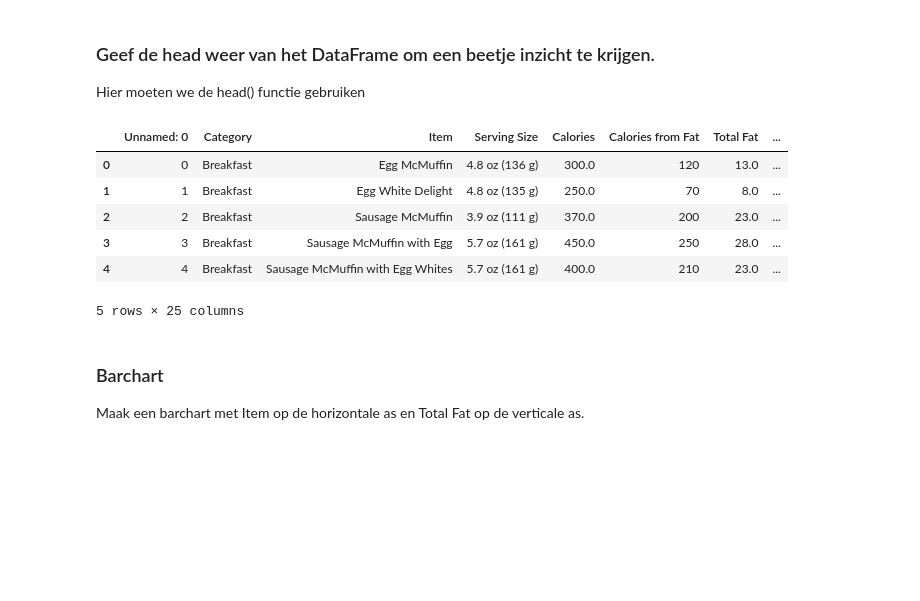
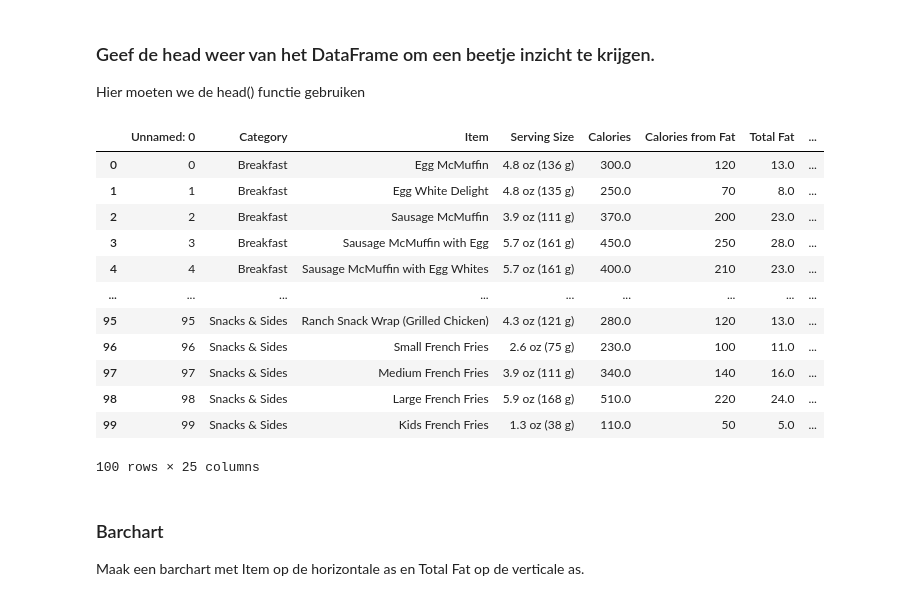
Before and after one commit to Karem1986/Let-s-Data_Transformeren_Analyseren, a Jupyter notebook: Randas_McPandas.ipynb, the cells around one changed output. Drawn from its saved outputs; the diff is of its cells as text; code cells hidden in the pictures; blank space fills up the shorter version.

```diff
--- a/Randas_McPandas.ipynb
+++ b/Randas_McPandas.ipynb
@@ -45,15 +45,21 @@ print(df)
 
 Hier moeten we de head() functie gebruiken
 # %%
-df.head()
+df.head(100)
 # %% [output]
 |  | Unnamed: 0 | Category | Item | Serving Size | Calories | Calories from Fat | Total Fat | ... |
 | 0 | 0 | Breakfast | Egg McMuffin | 4.8 oz (136 g) | 300.0 | 120 | 13.0 | ... |
 | 1 | 1 | Breakfast | Egg White Delight | 4.8 oz (135 g) | 250.0 | 70 | 8.0 | ... |
 | 2 | 2 | Breakfast | Sausage McMuffin | 3.9 oz (111 g) | 370.0 | 200 | 23.0 | ... |
 | 3 | 3 | Breakfast | Sausage McMuffin with Egg | 5.7 oz (161 g) | 450.0 | 250 | 28.0 | ... |
 | 4 | 4 | Breakfast | Sausage McMuffin with Egg Whites | 5.7 oz (161 g) | 400.0 | 210 | 23.0 | ... |
+| ... | ... | ... | ... | ... | ... | ... | ... | ... |
+| 95 | 95 | Snacks & Sides | Ranch Snack Wrap (Grilled Chicken) | 4.3 oz (121 g) | 280.0 | 120 | 13.0 | ... |
+| 96 | 96 | Snacks & Sides | Small French Fries | 2.6 oz (75 g) | 230.0 | 100 | 11.0 | ... |
+| 97 | 97 | Snacks & Sides | Medium French Fries | 3.9 oz (111 g) | 340.0 | 140 | 16.0 | ... |
+| 98 | 98 | Snacks & Sides | Large French Fries | 5.9 oz (168 g) | 510.0 | 220 | 24.0 | ... |
+| 99 | 99 | Snacks & Sides | Kids French Fries | 1.3 oz (38 g) | 110.0 | 50 | 5.0 | ... |
-5 rows × 25 columns
+100 rows × 25 columns
 # %% [markdown]
 ### Barchart
 Maak een barchart met Item op de horizontale as en Total Fat op de verticale as.
```
Also changed, not shown: parts of 4 cells of this notebook.
